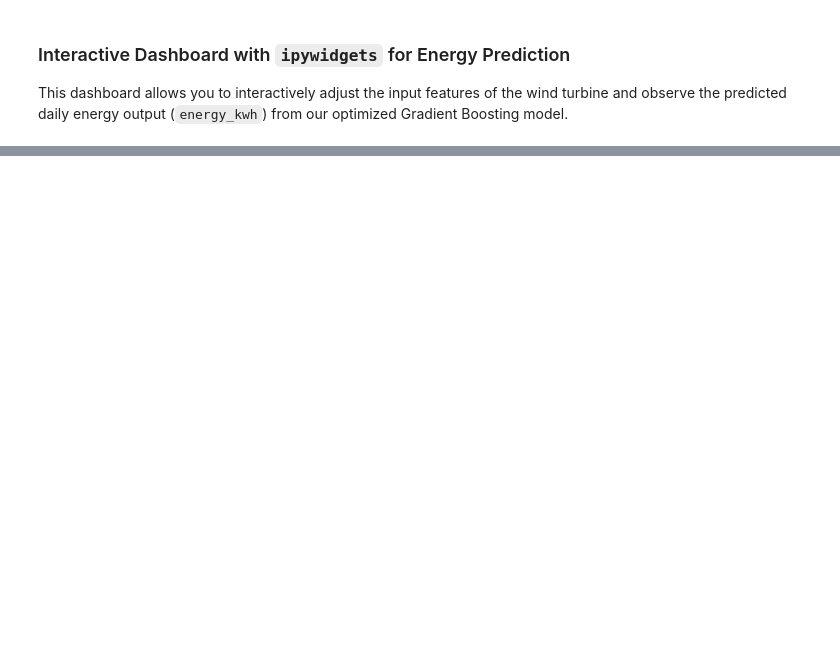
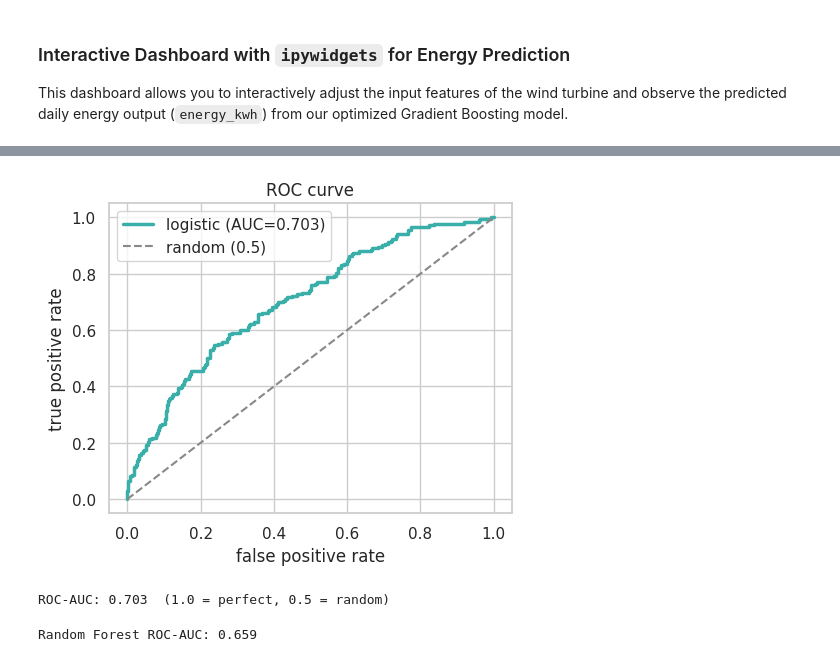
Before and after one commit to bhaskarpondugala/NASSCOM_AI_FDP, a Jupyter notebook: Day7_FN.ipynb, the cells around one changed output, grey strips where cells are left out. Cells and saved outputs as stored; diff of their text form; code cells hidden in the pictures; blank space fills up the shorter version.

```diff
--- a/Day7_FN.ipynb
+++ b/Day7_FN.ipynb
@@ -880,0 +1125,47 @@ VBox(children=(FloatSlider(value=7.0, description='Wind Speed (m/s)', max=26.0,
+# %%
+# 🔹 4A. ROC CURVE ACROSS ALL THRESHOLDS
+# -----------------------------------------------------------
+from sklearn.metrics import roc_curve, roc_auc_score
+fpr, tpr, thr = roc_curve(y_test, proba)
+auc = roc_auc_score(y_test, proba)
+fig, ax = plt.subplots(figsize=(5, 4.2))
+ax.plot(fpr, tpr, color='#3AAFA9', lw=2.5, label=f'logistic (AUC={auc:.3f})')
+ax.plot([0, 1], [0, 1], ls='--', color='#888', label='random (0.5)')
+ax.set_xlabel('false positive rate'); ax.set_ylabel('true positive rate')
+ax.set_title('ROC curve'); ax.legend(); plt.tight_layout(); plt.show()
+print(f'ROC-AUC: {auc:.3f}  (1.0 = perfect, 0.5 = random)')
+# which ranks better? ...   (comment)
+# %% [output]
+[figure, added]
+ROC-AUC: 0.703  (1.0 = perfect, 0.5 = random)
+# %%
+from sklearn.metrics import roc_curve, roc_auc_score
+from sklearn.ensemble import RandomForestClassifier
+
+# Define the preprocessing pipeline for the Random Forest Classifier
+# This should be consistent with how X_train, X_test for the classification problem were prepared for Logistic Regression.
+# We need to re-use the 'pre' ColumnTransformer defined in cell AEPdvVK13xwt.
+
+# Assuming 'pre', 'num', 'cat', X_train, y_train, X_test, y_test are available from previous cells
+# (from the weld inspection classification setup)
+
+# Create a pipeline for Random Forest Classifier
+rf_clf_pipeline = Pipeline([
+    ('prep', pre),
+    ('rf_clf', RandomForestClassifier(n_estimators=200, random_state=0))
+])
+
+# Fit the Random Forest Classifier pipeline
+rf_clf_pipeline.fit(X_train, y_train)
+
+# Get probabilities for the Random Forest Classifier model
+# We need probabilities for the positive class (defect=1)
+rf_proba = rf_clf_pipeline.predict_proba(X_test)[:, 1]
+
+# Calculate ROC curve and AUC for Random Forest Classifier
+rf_fpr, rf_tpr, rf_thr = roc_curve(y_test, rf_proba)
+rf_auc = roc_auc_score(y_test, rf_proba)
+
+print(f'Random Forest ROC-AUC: {rf_auc:.3f}')
+# %% [output]
+Random Forest ROC-AUC: 0.659
```
Also changed, not shown: parts of 20 cells of this notebook.
